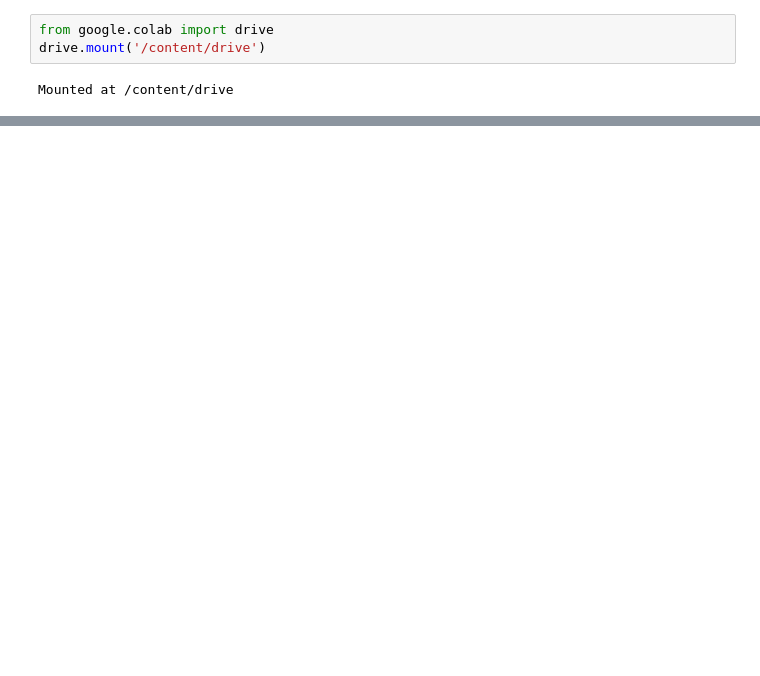
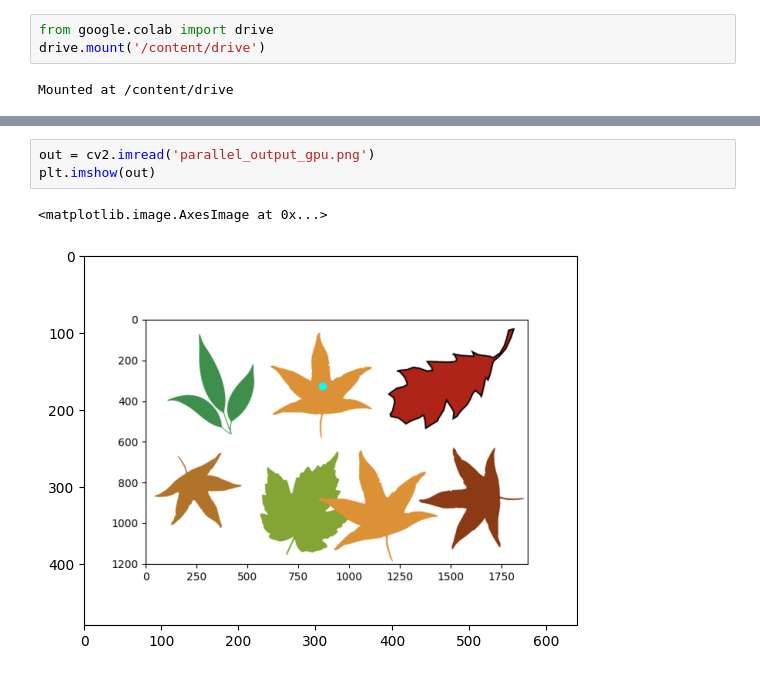
Before and after one commit to lavData/ltss_seminar, a Jupyter notebook: test.ipynb, the cells around one changed output, grey strips where cells are left out. Drawn from its saved outputs; the diff is of its cells as text; blank space fills up the shorter version.

```diff
--- a/test.ipynb
+++ b/test.ipynb
@@ -351,0 +1020,6 @@ Time process: 5.03607177734375s
+# %%
+out = cv2.imread('parallel_output_gpu.png')
+plt.imshow(out)
+# %% [output]
+<matplotlib.image.AxesImage at 0x...>
+[figure, added]
```
Also changed, not shown: parts of 10 cells of this notebook.
